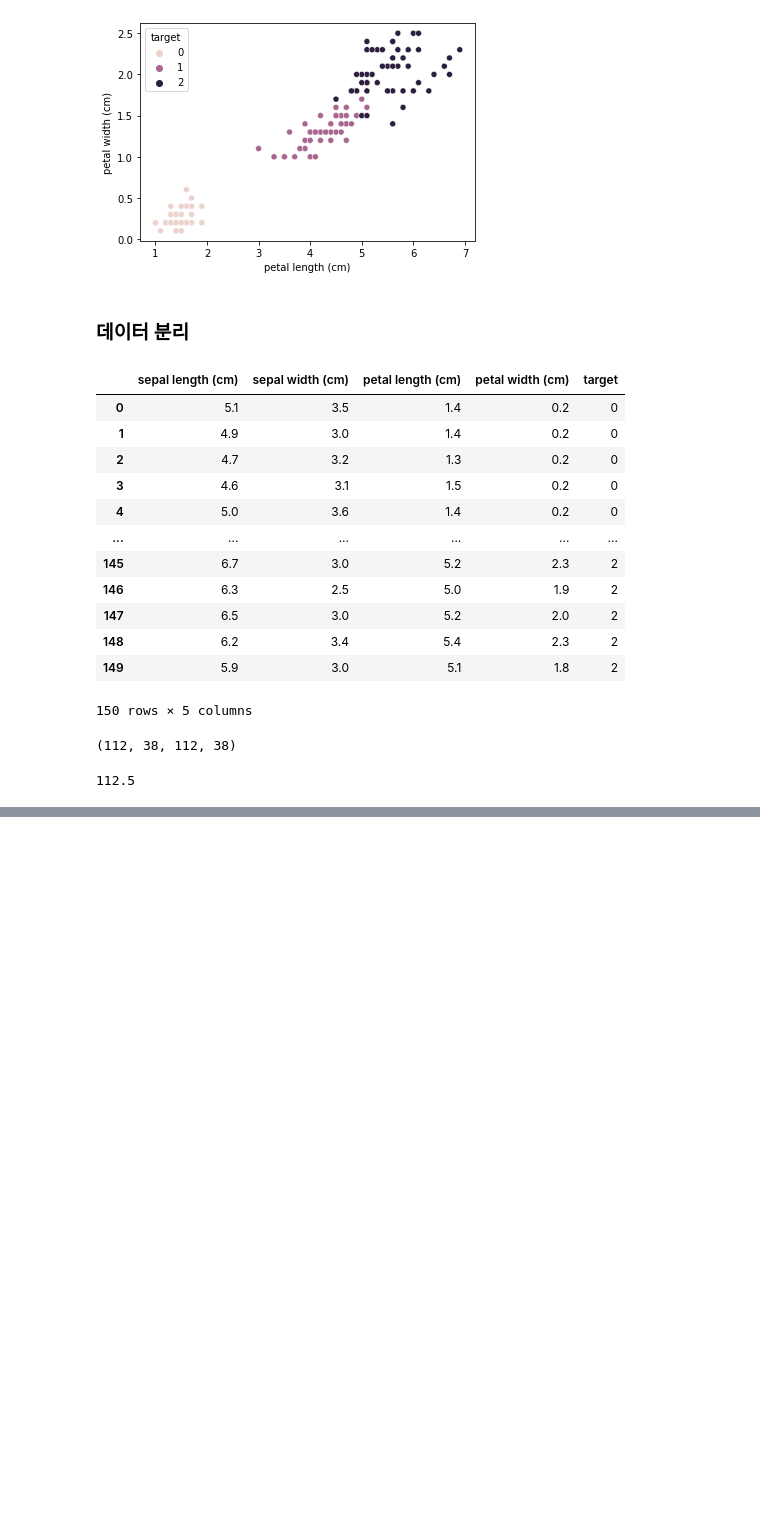
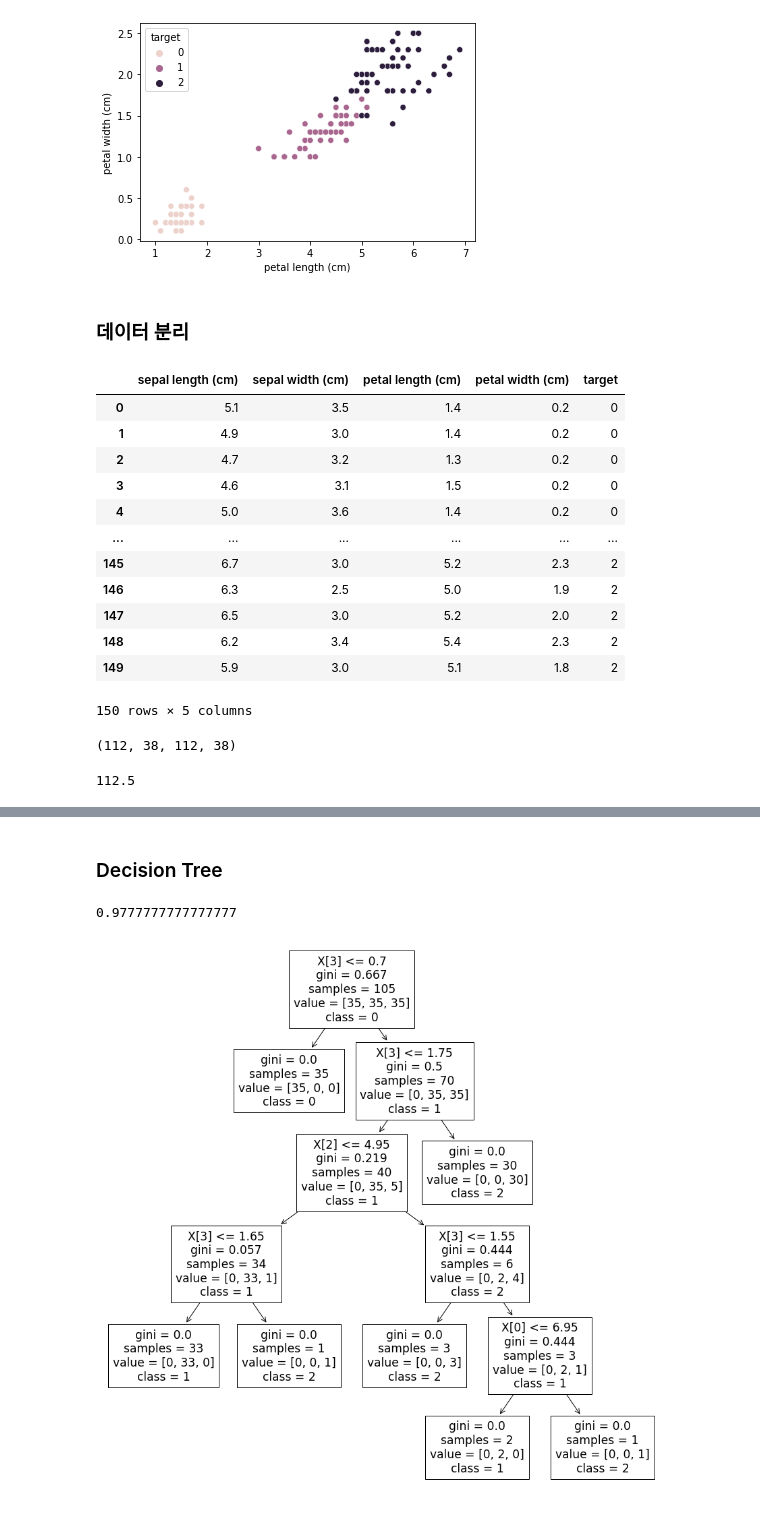
Before and after one commit to saparian0304/tjoeunacademy_test, a Jupyter notebook: jupyter/머신러닝/3.분류.ipynb, the cells around one changed output, grey strips where cells are left out. Drawn from its saved outputs; the diff is of its cells as text; code cells hidden in the pictures; blank space fills up the shorter version.

```diff
--- a/jupyter/머신러닝/3.분류.ipynb
+++ b/jupyter/머신러닝/3.분류.ipynb
@@ -160,0 +179,6 @@ Name: target, dtype: int32
+# %%
+from sklearn.linear_model import LogisticRegression
+model = LogisticRegression()
+model.fit(x_train, y_train)
+pred = model.predict(x_test)
+(pred == y_test).mean() # 정확도
@@ -160,0 +195,7 @@ Name: target, dtype: int32
+# %%
+from sklearn.neighbors import KNeighborsClassifier
+# n_neighbors 옵션 : k개수
+model = KNeighborsClassifier(n_neighbors=5)
+model.fit(x_train, y_train)
+pred = model.predict(x_test)
+(pred == y_test).mean() # 정확도
@@ -160,0 +212,6 @@ Name: target, dtype: int32
+# %%
+from sklearn.svm import SVC
+model = SVC()
+model.fit(x_train, y_train)
+pred = model.predict(x_test)
+(pred == y_test).mean()
@@ -160,0 +240,10 @@ Name: target, dtype: int32
+# %% [markdown]
+### Decision Tree
+# %%
+from sklearn.tree import DecisionTreeClassifier, plot_tree, export_text
+model = DecisionTreeClassifier()
+model.fit(x_train, y_train)
+pred = model.predict(x_test)
+(pred == y_test).mean()
+# %% [output]
+0.9777777777777777
@@ -160,0 +255,6 @@ Name: target, dtype: int32
+# %%
+plt.figure(figsize=(15,15))
+plot_tree(model, class_names='012')
+plt.show()
+# %% [output]
+[figure, added]
```
Also changed, not shown: parts of 44 cells of this notebook, 5 other files.
